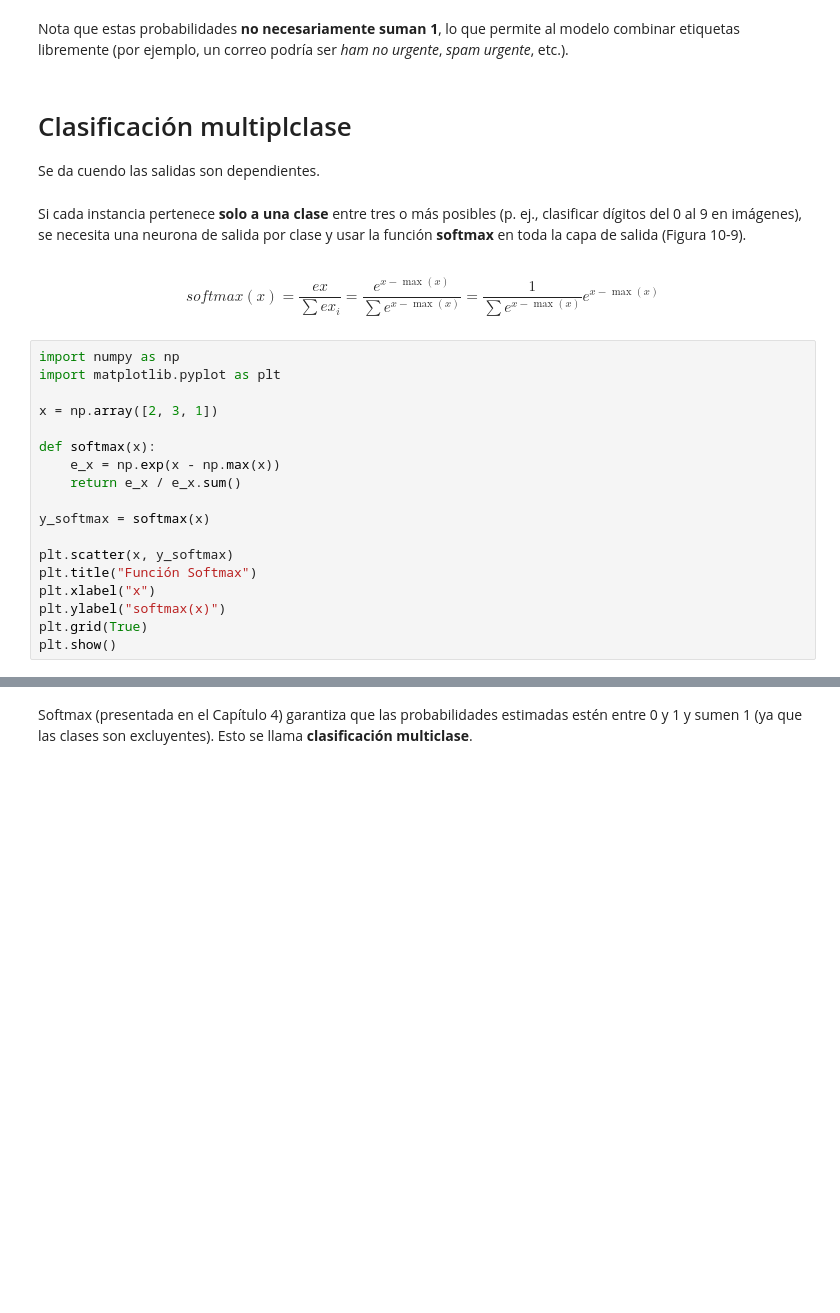
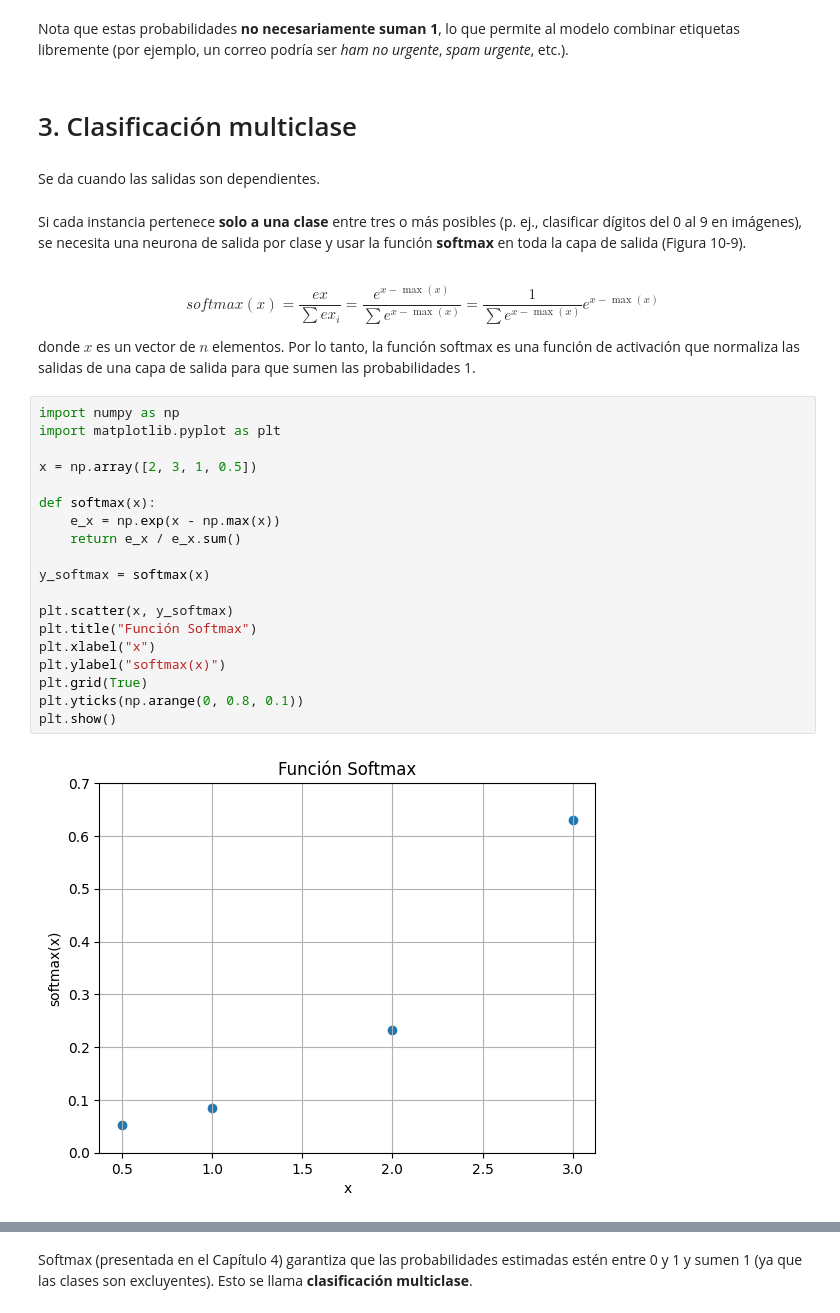
Before and after one commit to marco-canas/ml_dl_intro, a Jupyter notebook: 2_planificacion/redes_neuronales_geron/geron/10_chapter/pagina_488_3th_edition.ipynb, the cells around one changed output, grey strips where cells are left out. Drawn from its saved outputs; the diff is of its cells as text; blank space fills up the shorter version.

```diff
--- a/2_planificacion/redes_neuronales_geron/geron/10_chapter/pagina_488_3th_edition.ipynb
+++ b/2_planificacion/redes_neuronales_geron/geron/10_chapter/pagina_488_3th_edition.ipynb
@@ -81,31 +95,37 @@ En general, se asigna una neurona de salida por cada etiqueta positiva.
 # %% [markdown]
 Nota que estas probabilidades **no necesariamente suman 1**, lo que permite al modelo combinar etiquetas libremente (por ejemplo, un correo podría ser *ham no urgente*, *spam urgente*, etc.).
 # %% [markdown]
-# Clasificación multiplclase
-
-Se da cuendo las salidas son dependientes.
+# 3. Clasificación multiclase
+# %% [markdown]
+
+Se da cuando las salidas son dependientes.
 # %% [markdown]
 
 Si cada instancia pertenece **solo a una clase** entre tres o más posibles (p. ej., clasificar dígitos del 0 al 9 en imágenes), se necesita una neurona de salida por clase y usar la función **softmax** en toda la capa de salida (Figura 10-9).
 # %% [markdown]
 $$ softmax(x) = \frac{ex}{\sum ex_{i}} = \frac{e^{x - \max(x)}}{\sum e^{x - \max(x)}} = \frac{1}{\sum e^{x - \max(x)}} e^{x - \max(x)} $$
+
+donde $x$ es un vector de $n$ elementos. Por lo tanto, la función softmax es una función de activación que normaliza las salidas de una capa de salida para que sumen las probabilidades 1.
 # %%
 import numpy as np
 import matplotlib.pyplot as plt
 
-x = np.array([2, 3, 1])
+x = np.array([2, 3, 1, 0.5])
 
 def softmax(x):
     e_x = np.exp(x - np.max(x))
     return e_x / e_x.sum()
 
 y_softmax = softmax(x)
 
 plt.scatter(x, y_softmax)
 plt.title("Función Softmax")
 plt.xlabel("x")
 plt.ylabel("softmax(x)")
 plt.grid(True)
+plt.yticks(np.arange(0, 0.8, 0.1))
 plt.show()
+# %% [output]
+[figure, added]
 # %%
 sum(y_softmax)
```
Also changed, not shown: parts of 6 cells of this notebook, 3 other files.
